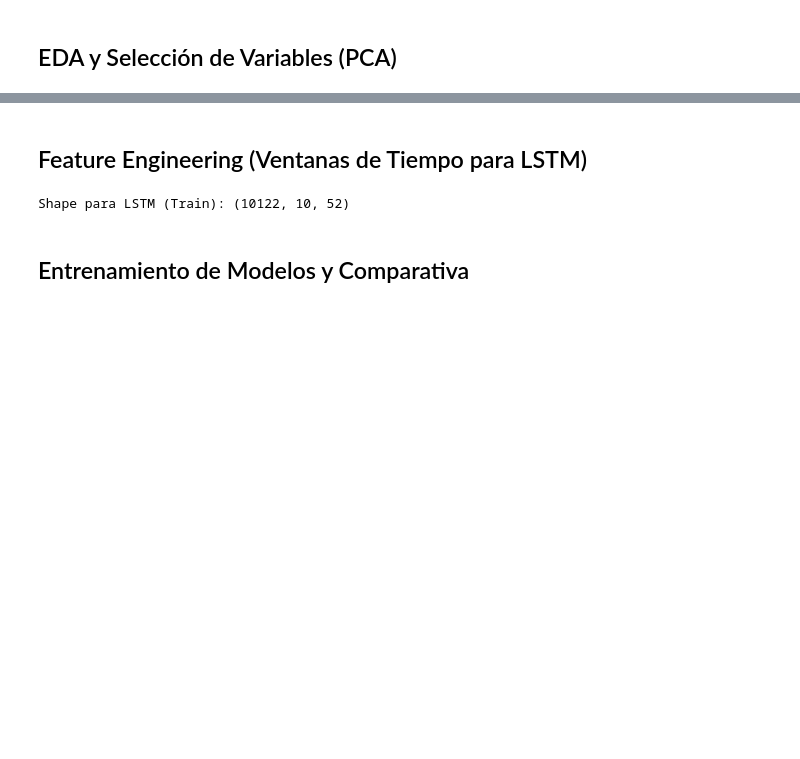
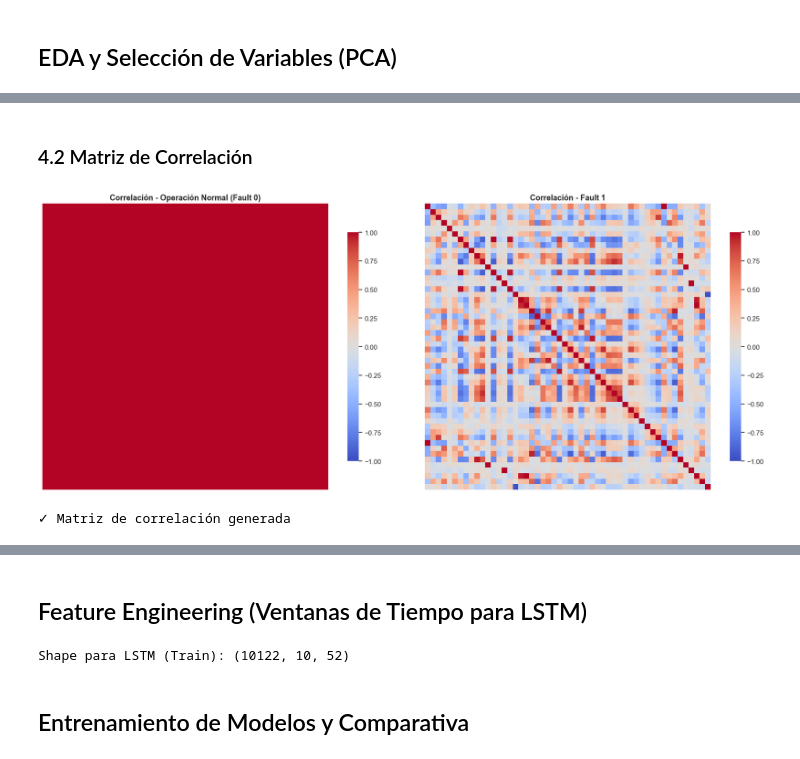
Before and after one commit to ZaloaFernandezSoto/ProyectoFinal_Grupo03, a Jupyter notebook: 1 PreparacionDatos/eda.ipynb, the cells around one changed output, grey strips where cells are left out. Cells and saved outputs as stored; diff of their text form; code cells hidden in the pictures; blank space fills up the shorter version.

```diff
--- a/1 PreparacionDatos/eda.ipynb
+++ b/1 PreparacionDatos/eda.ipynb
@@ -167,0 +264,34 @@ Varianza explicada por 2 componentes: 0.98
+# %% [markdown]
+### 4.2 Matriz de Correlación
+# %%
+# Matriz de Correlación (Normal vs Fault 1)
+fig, axes = plt.subplots(1, 2, figsize=(18, 7))
+
+# Subset Normal (Fault 0)
+subset_normal = X_train_df[X_train_df['fault'] == 0].drop('fault', axis=1)
+corr_normal = subset_normal.corr()
+
+sns.heatmap(corr_normal, cmap='coolwarm', center=0,
+            vmin=-1, vmax=1, square=True, ax=axes[0],
+            cbar_kws={"shrink": 0.8}, xticklabels=False, yticklabels=False)
+axes[0].set_title('Correlación - Operación Normal (Fault 0)',
+                  fontsize=13, fontweight='bold')
+
+# Subset Fault 1
+subset_fault1 = X_train_df[X_train_df['fault'] == 1].drop('fault', axis=1)
+corr_fault1 = subset_fault1.corr()
+
+sns.heatmap(corr_fault1, cmap='coolwarm', center=0,
+            vmin=-1, vmax=1, square=True, ax=axes[1],
+            cbar_kws={"shrink": 0.8}, xticklabels=False, yticklabels=False)
+axes[1].set_title('Correlación - Fault 1',
+                  fontsize=13, fontweight='bold')
+
+plt.tight_layout()
+plt.savefig('matriz_correlacion.png', dpi=300, bbox_inches='tight')
+plt.show()
+
+print("✓ Matriz de correlación generada")
+# %% [output]
+[figure, added]
+✓ Matriz de correlación generada
```
Also changed, not shown: parts of 12 cells of this notebook, 52 other files.
